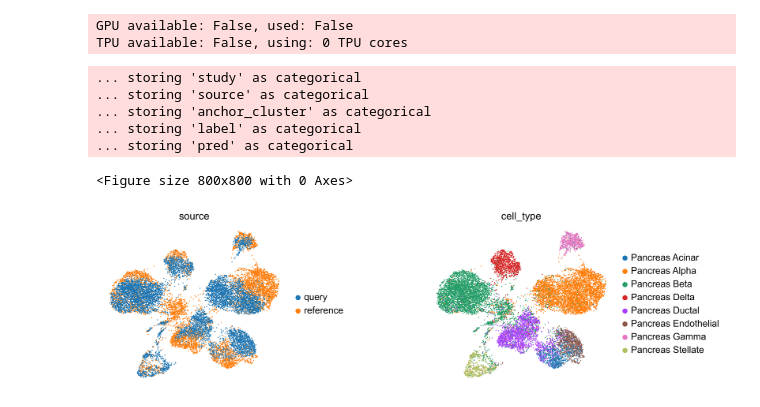
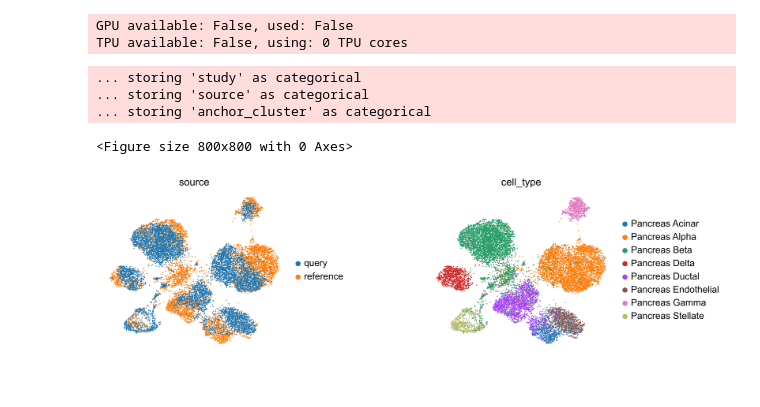
Before and after one commit to scPolyphony/polyphony, a Jupyter notebook: notebooks/example.ipynb, the cells around one changed output. Saved outputs shown, nothing was run; the diff lists cells and outputs as text; code cells hidden in the pictures.

```diff
--- a/notebooks/example.ipynb
+++ b/notebooks/example.ipynb
@@ -15,7 +16,7 @@ In this example, we use the `Pancreas` dataset from the [scArches example](https
 # %%
 ref, query = load_pancreas()
 # %%
-pp = Polyphony(ref, query, 'test')
+pp = Polyphony('test', ref, query)
 # %% [markdown]
 # Model Building
 # %% [markdown]
@@ -100,13 +95,11 @@ pp.model_update_step(max_epochs=10)
 GPU available: False, used: False
 TPU available: False, using: 0 TPU cores
 # %%
-pp.umap_transform()
-display_umap(pp.full_adata, color=["source", "cell_type"])
+projection.umap_transform(ref, query)
+display_umap(pp.ref.adata.concatenate(pp.qry.adata), color=["source", "cell_type"])
 # %% [output]
 ... storing 'study' as categorical
 ... storing 'source' as categorical
 ... storing 'anchor_cluster' as categorical
-... storing 'label' as categorical
-... storing 'pred' as categorical
 <Figure size 800x800 with 0 Axes>
-[figure, old version]
+[figure, new version]
```
Also changed, not shown: parts of 6 cells of this notebook.
